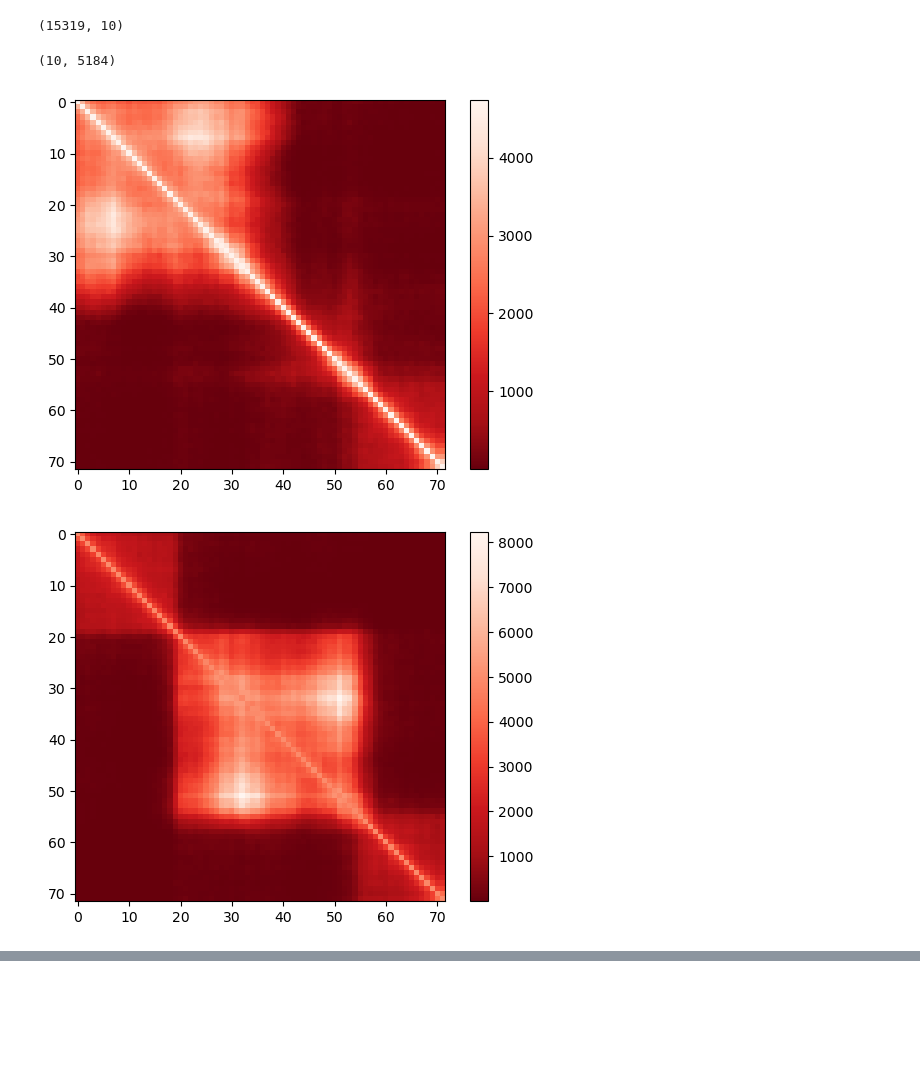
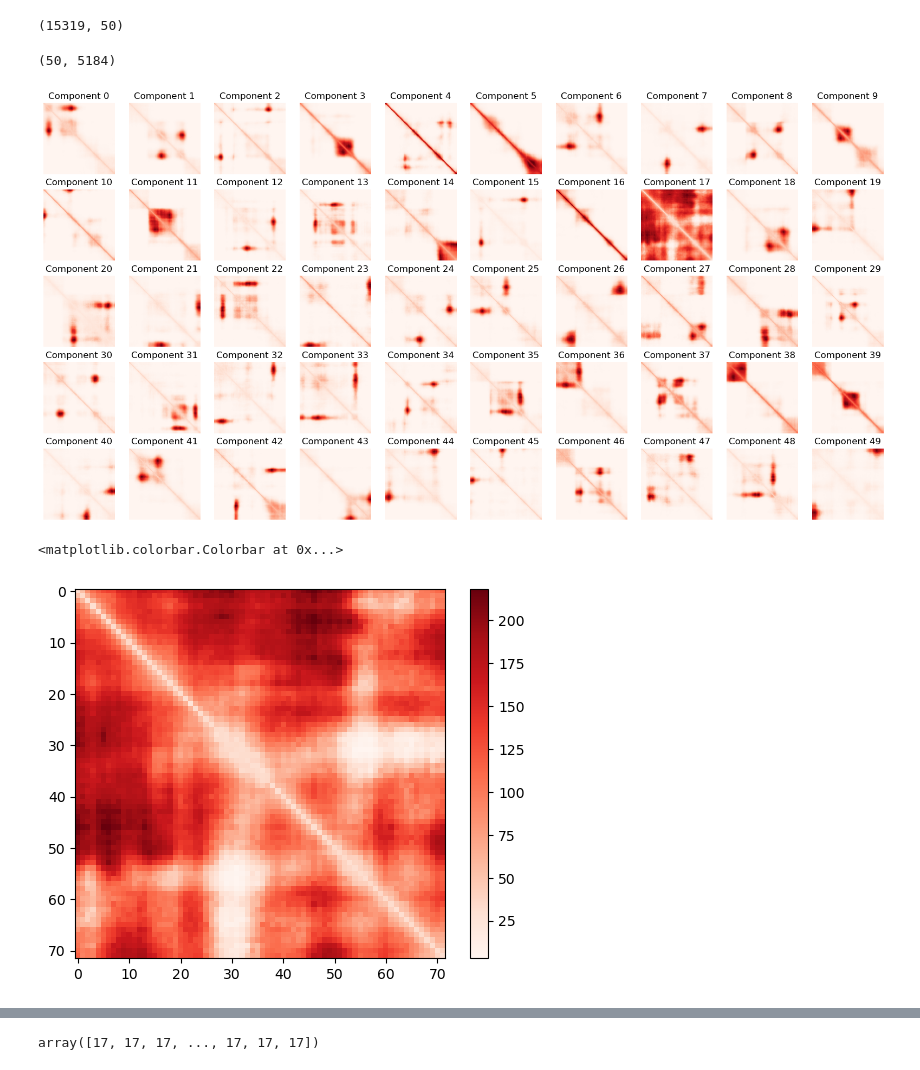
Before and after one commit to tee-udon/chromatin-ensemble-refinement, a Jupyter notebook: 20241001_LDA_Tonia_Tutorial.ipynb, the cells around one changed output, grey strips where cells are left out. Drawn from its saved outputs; the diff is of its cells as text; code cells hidden in the pictures; blank space fills up the shorter version.

```diff
--- a/20241001_LDA_Tonia_Tutorial.ipynb
+++ b/20241001_LDA_Tonia_Tutorial.ipynb
@@ -90,7 +90,7 @@ allContactFlattenHox = np.concatenate((ctcfNtContactFlattenHox, ctcfContactFlatt
 # Import LDA
 from sklearn.decomposition import LatentDirichletAllocation as LDA
 
-lda = LDA(n_components=10, random_state=42, verbose=2, n_jobs=-1)
+lda = LDA(n_components=50, random_state=42, verbose=2, n_jobs=-1)
 # %%
 lda.fit(allContactFlattenHox)
 # %% [output]
@@ -129,18 +135,26 @@ ntLDAHox = lda.transform(ntFlattenHox)
 # %%
 ntLDAHox.shape
 # %% [output]
-(15319, 10)
+(15319, 50)
 # %%
 hoxLDAComponents = lda.components_
 # %%
 hoxLDAComponents.shape
 # %% [output]
-(10, 5184)
+(50, 5184)
+# %%
+# Plot the LDA components
+fig, ax = plt.subplots(5, 10, figsize=(20, 10))
+for i in range(5):
+    for j in range(10):
+        ax[i, j].imshow(hoxLDAComponents[i*10+j].reshape(nHox, nHox), cmap='Reds')
+        ax[i, j].axis('off')
+        ax[i, j].set_title(f'Component {i*10+j}')
+# %% [output]
+[figure, added]
 # %%
-for x in hoxLDAComponents:
-    plt.imshow(x.reshape(nHox, nHox), cmap='Reds_r')
-    plt.colorbar()
-    plt.show()
+plt.imshow(hoxLDAComponents[17].reshape(nHox, nHox), cmap='Reds')
+plt.colorbar()
 # %% [output]
+<matplotlib.colorbar.Colorbar at 0x...>
-[figure, old version]
+[figure, new version]
-[figure, removed]
@@ -154,0 +161,4 @@ for x in hoxLDAComponents:
+# %%
+np.argmax(ntLDAHox, axis=1)
+# %% [output]
+array([17, 17, 17, ..., 17, 17, 17])
```
Also changed, not shown: parts of 11 cells of this notebook, 4 other files.
